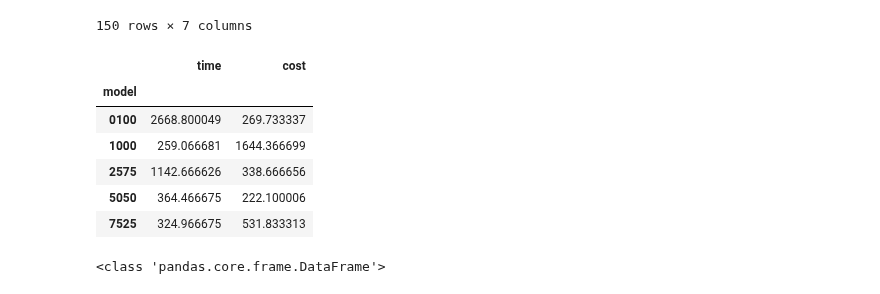
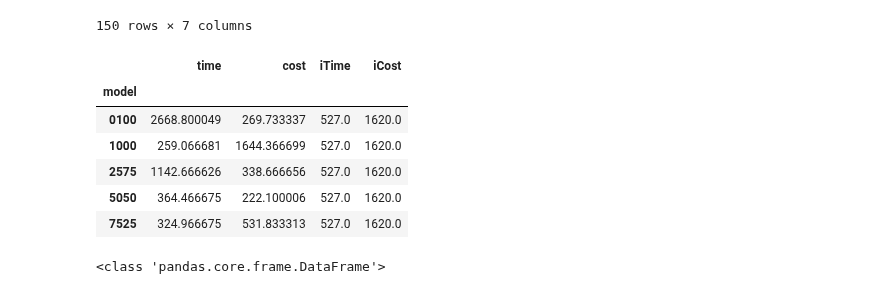
Before and after one commit to acsicuib/DRL-AC-Allocation, a Jupyter notebook: notebook_plot_PF_E1000.ipynb, the cells around one changed output. Drawn from its saved outputs; the diff is of its cells as text; code cells hidden in the pictures.

```diff
--- a/notebook_plot_PF_E1000.ipynb
+++ b/notebook_plot_PF_E1000.ipynb
@@ -53,16 +53,16 @@ df
 | 149 | 0100 | 29 | 2437.0 | 293.0 | -293.0 | 512.0 | 1620.0 |
 150 rows × 7 columns
 # %%
-dfmodel = df.groupby("model").agg({"time":mean,"cost":mean})
+dfmodel = df.groupby("model").agg({"time":mean,"cost":mean,"iTime":mean,"iCost":mean})
 dfmodel
 # %% [output]
-|  | time | cost |
-| model |  |  |
-| 0100 | 2668.800049 | 269.733337 |
-| 1000 | 259.066681 | 1644.366699 |
-| 2575 | 1142.666626 | 338.666656 |
-| 5050 | 364.466675 | 222.100006 |
-| 7525 | 324.966675 | 531.833313 |
+|  | time | cost | iTime | iCost |
+| model |  |  |  |  |
+| 0100 | 2668.800049 | 269.733337 | 527.0 | 1620.0 |
+| 1000 | 259.066681 | 1644.366699 | 527.0 | 1620.0 |
+| 2575 | 1142.666626 | 338.666656 | 527.0 | 1620.0 |
+| 5050 | 364.466675 | 222.100006 | 527.0 | 1620.0 |
+| 7525 | 324.966675 | 531.833313 | 527.0 | 1620.0 |
 # %%
 print(type(dfmodel))
 # %% [output]
```
Also changed, not shown: parts of 13 cells of this notebook, 21 other files.
